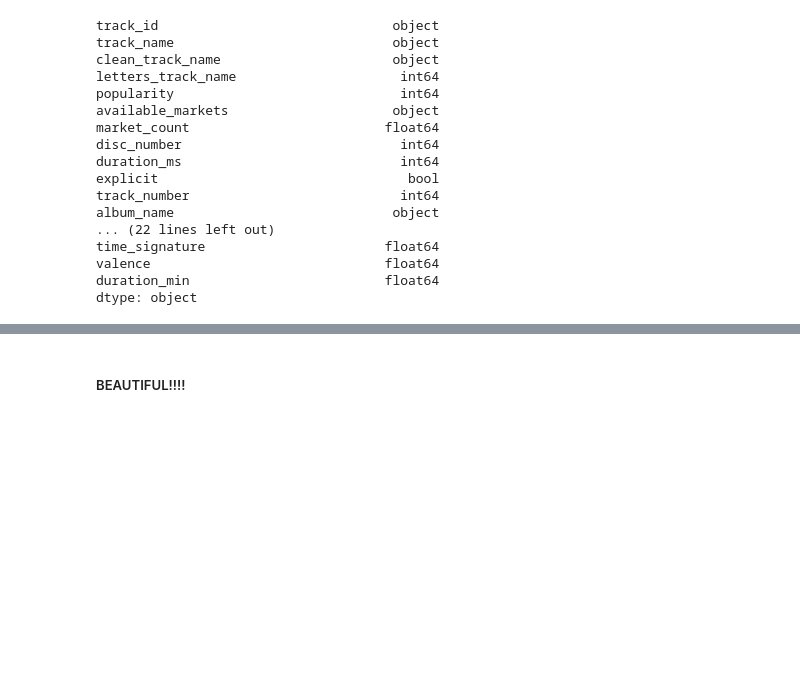
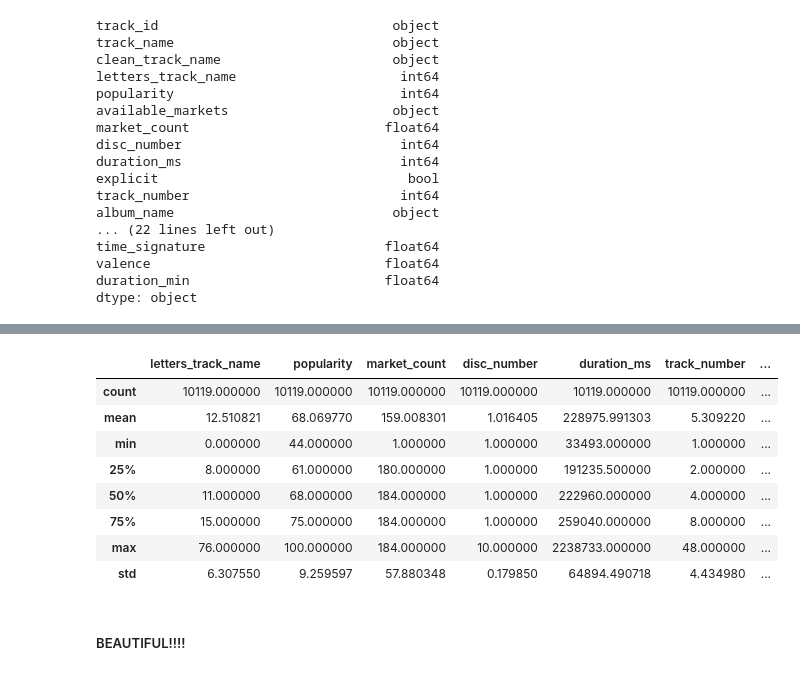
Before and after one commit to kenadipea/Simulations_Project, a Jupyter notebook: zane_12_8.ipynb, the cells around one changed output, grey strips where cells are left out. Saved outputs shown, nothing was run; the diff lists cells and outputs as text; code cells hidden in the pictures; blank space fills up the shorter version.

```diff
--- a/zane_12_8.ipynb
+++ b/zane_12_8.ipynb
@@ -428,3 +444,15 @@ dtype: object
+# %%
+df.describe()
+# %% [output]
+|  | letters_track_name | popularity | market_count | disc_number | duration_ms | track_number | ... |
+| count | 10119.000000 | 10119.000000 | 10119.000000 | 10119.000000 | 10119.000000 | 10119.000000 | ... |
+| mean | 12.510821 | 68.069770 | 159.008301 | 1.016405 | 228975.991303 | 5.309220 | ... |
+| min | 0.000000 | 44.000000 | 1.000000 | 1.000000 | 33493.000000 | 1.000000 | ... |
+| 25% | 8.000000 | 61.000000 | 180.000000 | 1.000000 | 191235.500000 | 2.000000 | ... |
+| 50% | 11.000000 | 68.000000 | 184.000000 | 1.000000 | 222960.000000 | 4.000000 | ... |
+| 75% | 15.000000 | 75.000000 | 184.000000 | 1.000000 | 259040.000000 | 8.000000 | ... |
+| max | 76.000000 | 100.000000 | 184.000000 | 10.000000 | 2238733.000000 | 48.000000 | ... |
+| std | 6.307550 | 9.259597 | 57.880348 | 0.179850 | 64894.490718 | 4.434980 | ... |
 # %% [markdown]
 ##### BEAUTIFUL!!!!
 # %% [markdown]
```
Also changed, not shown: parts of 16 cells of this notebook.
